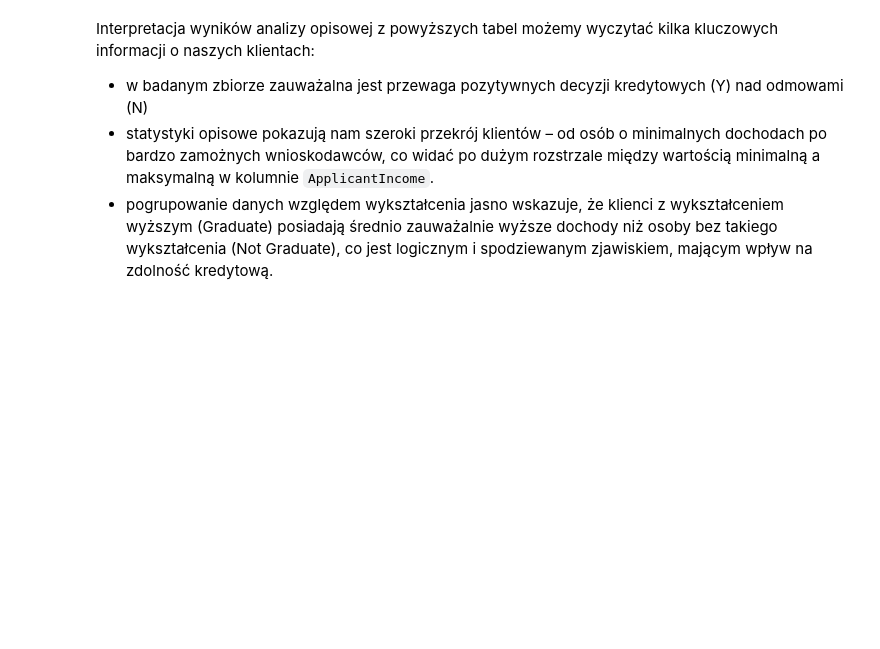
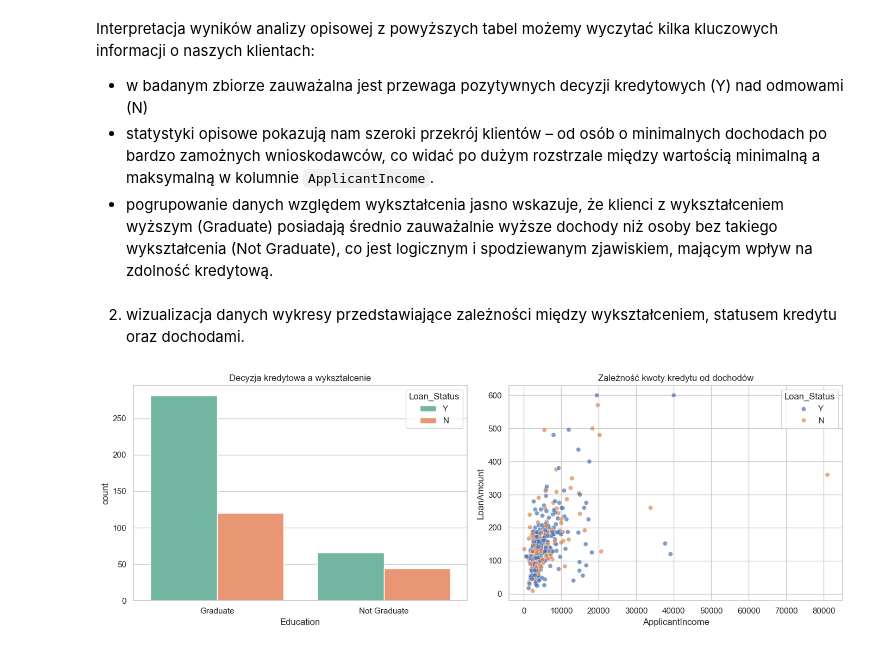
Before and after one commit to Mercy-77/projekt-AWDP, a Jupyter notebook: projekt.ipynb, the cells around one changed output. Saved outputs shown, nothing was run; the diff lists cells and outputs as text; code cells hidden in the pictures; blank space fills up the shorter version.

```diff
--- a/projekt.ipynb
+++ b/projekt.ipynb
@@ -41,3 +41,23 @@ z powyższych tabel możemy wyczytać kilka kluczowych informacji o naszych klie
 - w badanym zbiorze zauważalna jest przewaga pozytywnych decyzji kredytowych (Y) nad odmowami (N)
 - statystyki opisowe pokazują nam szeroki przekrój klientów – od osób o minimalnych dochodach po bardzo zamożnych wnioskodawców, co widać po dużym rozstrzale między wartością minimalną a maksymalną w kolumnie `ApplicantIncome`.
 - pogrupowanie danych względem wykształcenia jasno wskazuje, że klienci z wykształceniem wyższym (Graduate) posiadają średnio zauważalnie wyższe dochody niż osoby bez takiego wykształcenia (Not Graduate), co jest logicznym i spodziewanym zjawiskiem, mającym wpływ na zdolność kredytową.
+# %% [markdown]
+2. wizualizacja danych
+wykresy przedstawiające zależności między wykształceniem, statusem kredytu oraz dochodami.
+# %%
+import matplotlib.pyplot as plt
+import seaborn as sns
+
+sns.set_theme(style="whitegrid")
+fig, axes = plt.subplots(1, 2, figsize=(14, 5))
+
+sns.countplot(ax=axes[0], data=df, x='Education', hue='Loan_Status', palette='Set2')
+axes[0].set_title('Decyzja kredytowa a wykształcenie')
+
+sns.scatterplot(ax=axes[1], data=df, x='ApplicantIncome', y='LoanAmount', hue='Loan_Status', alpha=0.7)
+axes[1].set_title('Zależność kwoty kredytu od dochodów')
+
+plt.tight_layout()
+plt.show()
+# %% [output]
+[figure, added]
```
Also changed, not shown: parts of 1 cell of this notebook.
